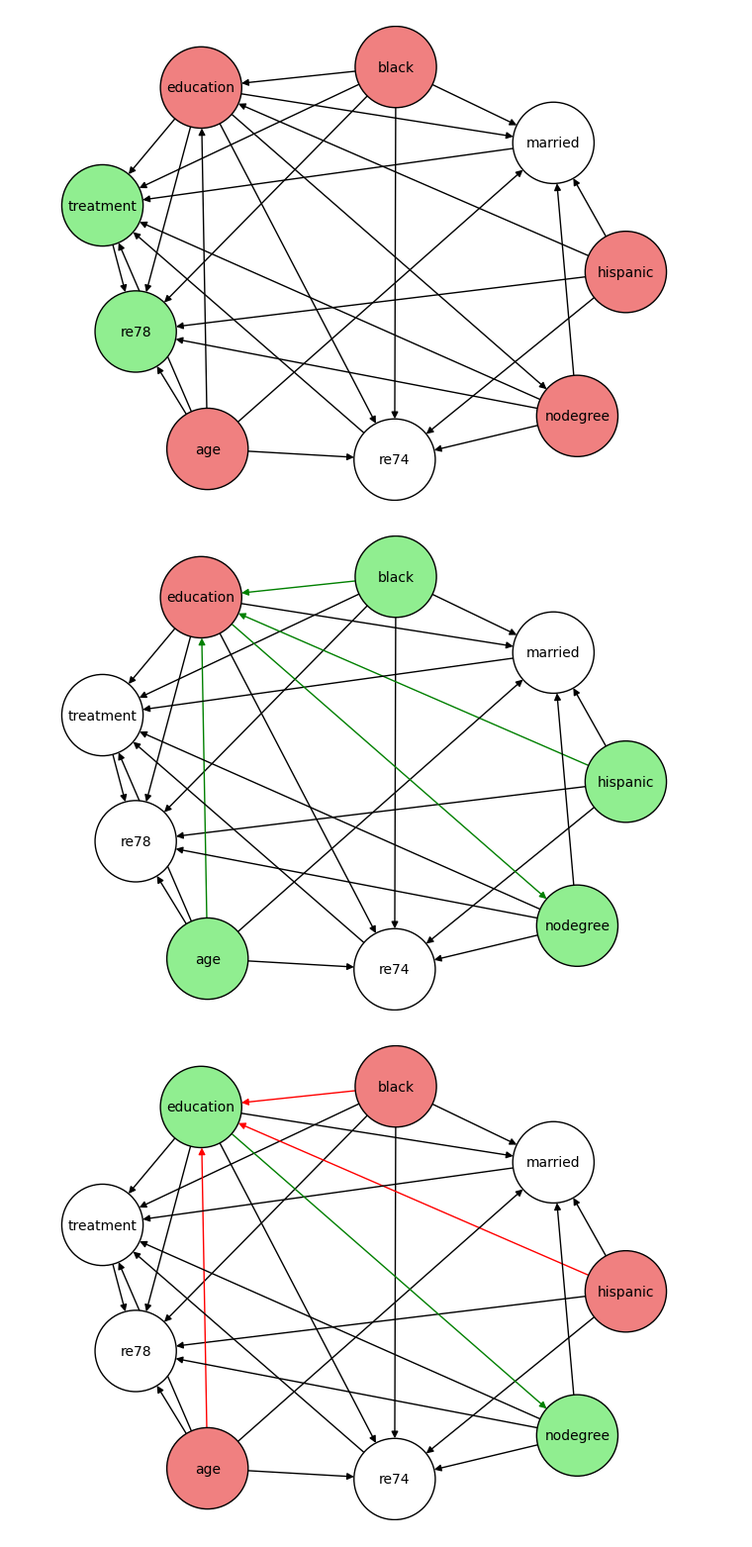
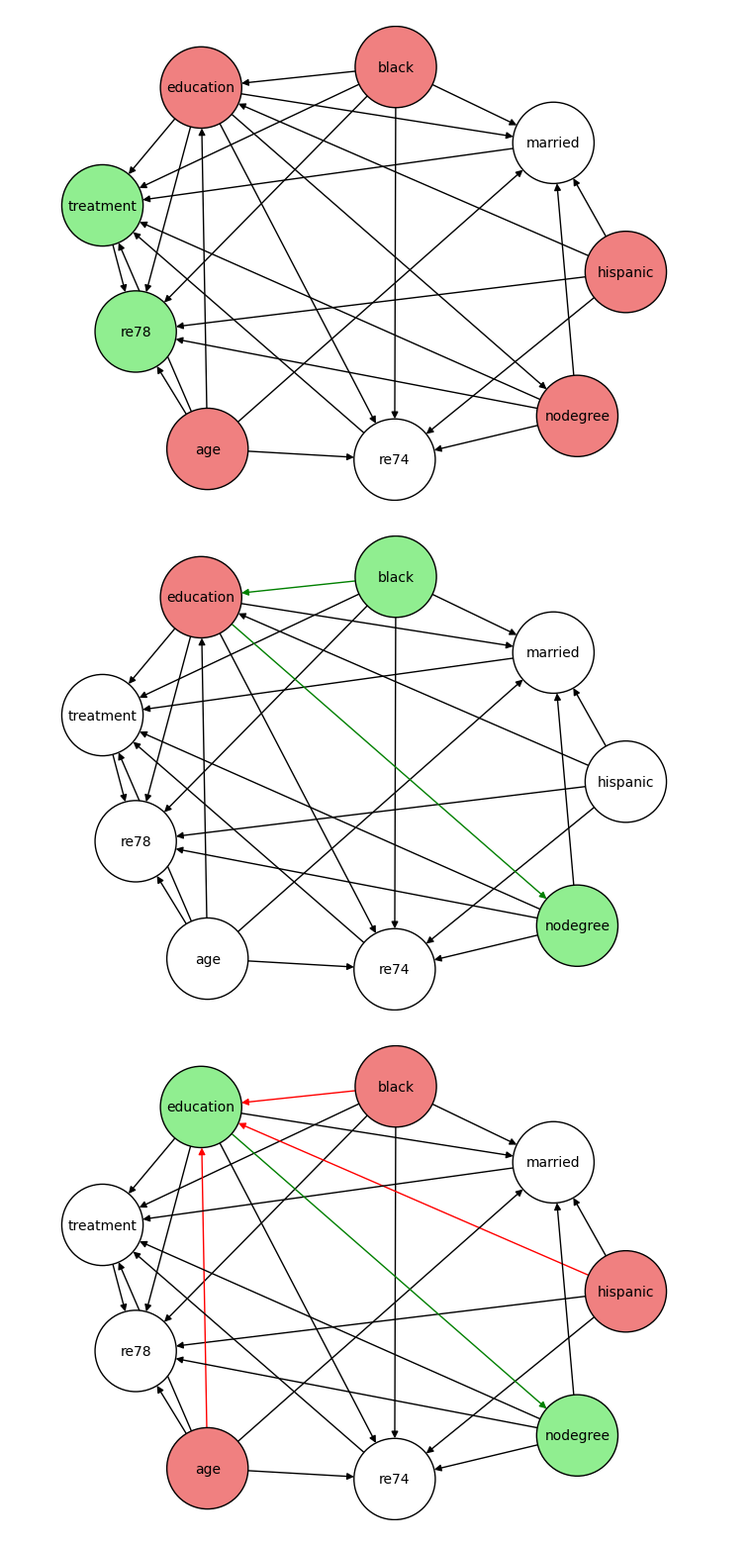
Before and after one commit to 8toz/causal_lalonde, a Jupyter notebook: backdoor_demo.ipynb, the cells around one changed output. Shown: that part at 99% size. Saved outputs shown, nothing was run; the diff lists cells and outputs as text; code cells hidden in the pictures.

```diff
--- a/backdoor_demo.ipynb
+++ b/backdoor_demo.ipynb
@@ -76,33 +76,33 @@ plt.show()
 # %%
 graph = utils.extract_CD_graph("graph_1603")
 
-col_list = [("black", "education"), ("age","education"), ("hispanic","education"), ("education","nodegree")]
+col_list = [("black", "education"), ("education", "nodegree")] #, ("age","education"), ("hispanic","education"), ("education","nodegree")
 edge_col = ['green'  if (x,y) in col_list else 'black' for (x,y) in graph.edges()]
 
 
 color = []
 for node in graph.nodes():
     if node in ["education"]:
         color.append('lightcoral')
-    elif node in ["black", "hispanic", "age", "nodegree"]:
+    elif node in ["black", "nodegree"]:
         color.append('lightgreen')
     else:
         color.append("w")
 
 pos = nx.spring_layout(graph, k=100, seed=42)
 nx.draw(graph,
         with_labels=True,
         node_color=color,
         node_size=3500,
         font_size=10,
         edge_color = edge_col,
         edgecolors = "black",
         pos=pos)
 
 plt.savefig("./EDA_graphs/frontdoor_criterion_plot.png", dpi=600)
 plt.show()
 # %% [output]
-[figure, old version]
+[figure, new version]
 # %%
 #	education	nodegree	[age, hispanic, black]
 
```
Also changed, not shown: 2 other files.
